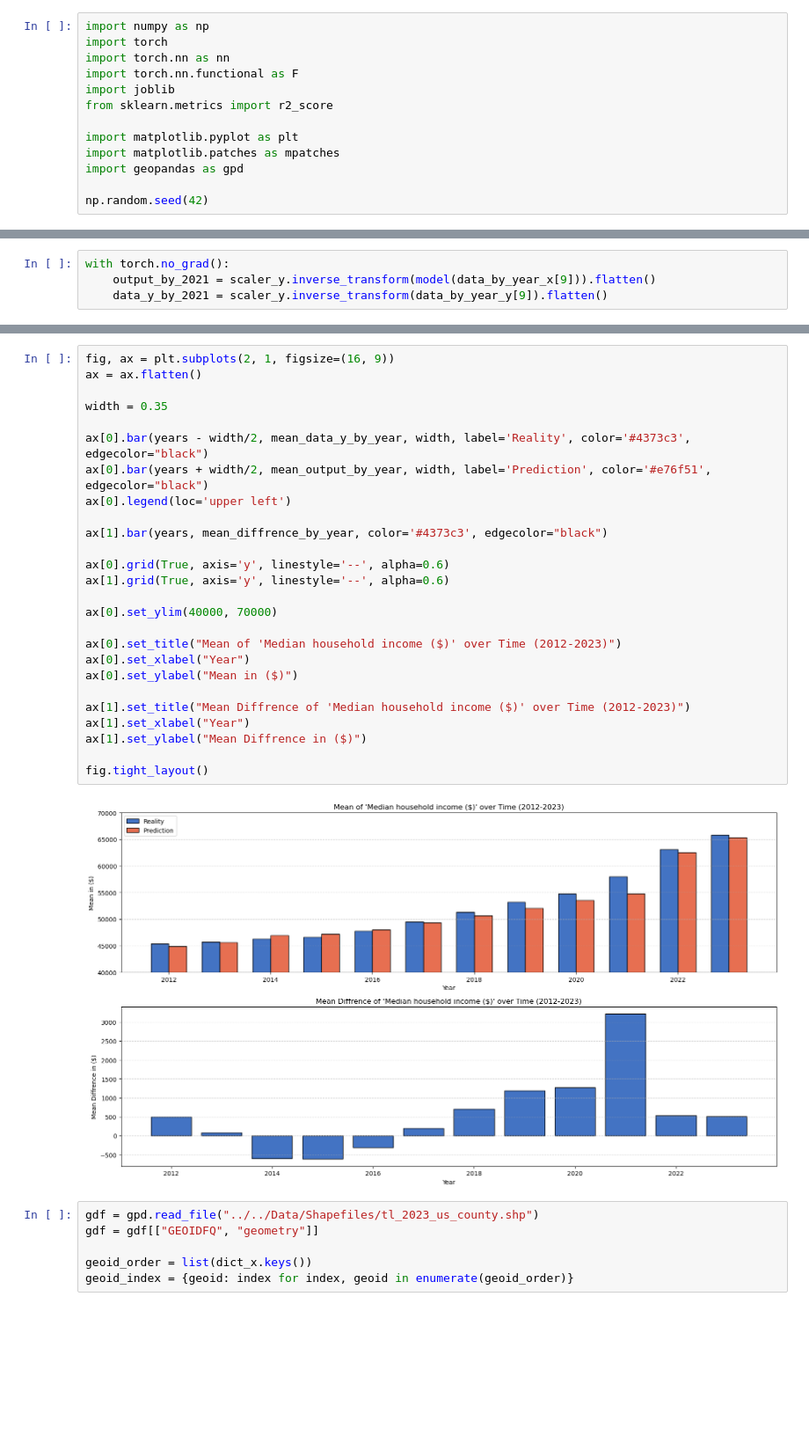
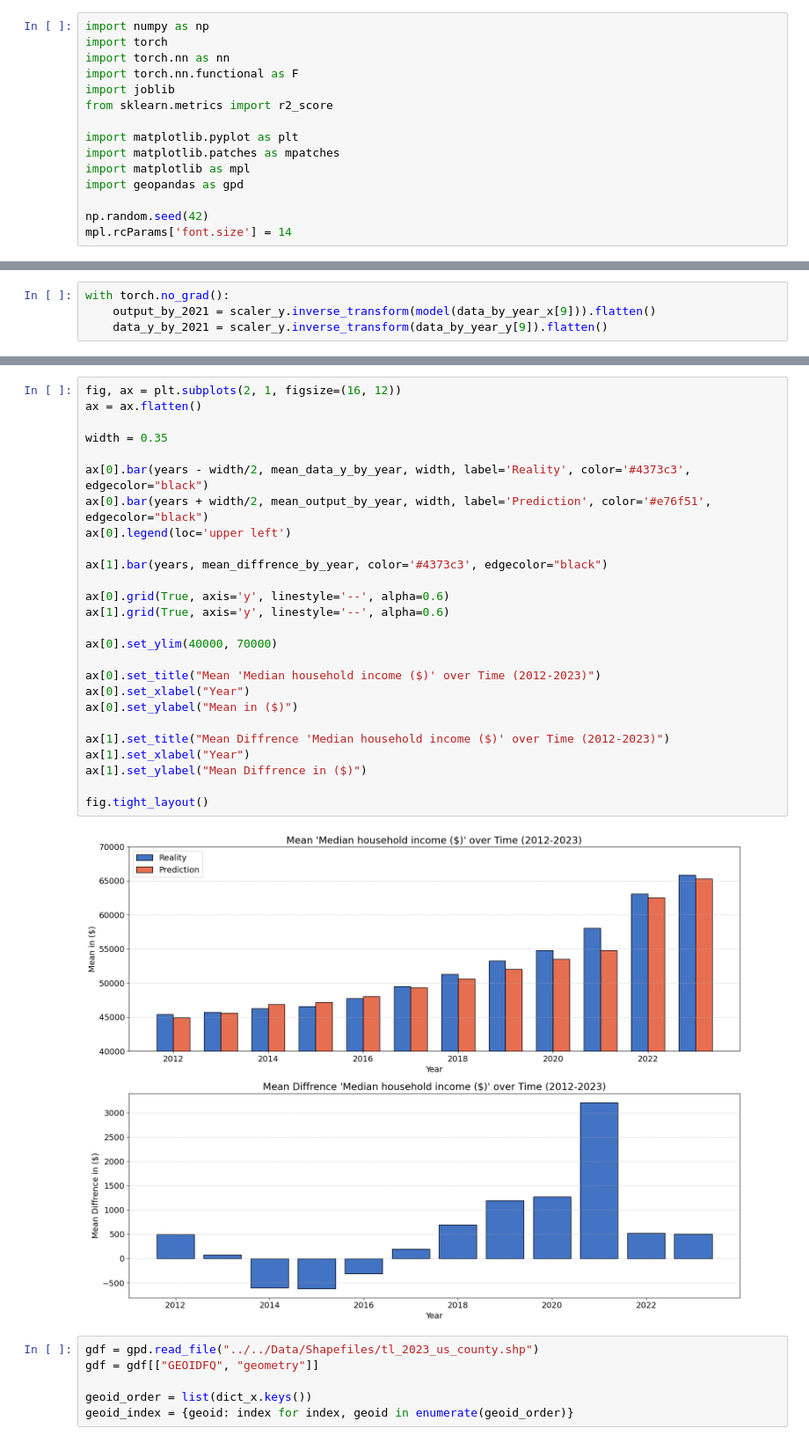
Before and after one commit to simon-0006/Data-Science-GESS---Group-Project, a Jupyter notebook: US_0/Analyse/Code/model_output.ipynb, the cells around one changed output, grey strips where cells are left out. Shown at 88% size. Saved outputs shown, nothing was run; the diff lists cells and outputs as text; blank space fills up the shorter version.

```diff
--- a/US_0/Analyse/Code/model_output.ipynb
+++ b/US_0/Analyse/Code/model_output.ipynb
@@ -8,9 +8,11 @@ from sklearn.metrics import r2_score
 
 import matplotlib.pyplot as plt
 import matplotlib.patches as mpatches
+import matplotlib as mpl
 import geopandas as gpd
 
 np.random.seed(42)
+mpl.rcParams['font.size'] = 14
 # %%
 loaded = np.load("../../Data/Data/data_x.npz", allow_pickle=True)
 dict_x = {key: loaded[key] for key in loaded.files}
@@ -179,31 +181,31 @@ fig.tight_layout()
 # %%
-fig, ax = plt.subplots(2, 1, figsize=(16, 9))
+fig, ax = plt.subplots(2, 1, figsize=(16, 12))
 ax = ax.flatten()
 
 width = 0.35
 
 ax[0].bar(years - width/2, mean_data_y_by_year, width, label='Reality', color='#4373c3', edgecolor="black")
 ax[0].bar(years + width/2, mean_output_by_year, width, label='Prediction', color='#e76f51', edgecolor="black")
 ax[0].legend(loc='upper left')
 
 ax[1].bar(years, mean_diffrence_by_year, color='#4373c3', edgecolor="black")
 
 ax[0].grid(True, axis='y', linestyle='--', alpha=0.6)
 ax[1].grid(True, axis='y', linestyle='--', alpha=0.6)
 
 ax[0].set_ylim(40000, 70000)
 
-ax[0].set_title("Mean of 'Median household income ($)' over Time (2012-2023)")
+ax[0].set_title("Mean 'Median household income ($)' over Time (2012-2023)")
 ax[0].set_xlabel("Year")
 ax[0].set_ylabel("Mean in ($)")
 
-ax[1].set_title("Mean Diffrence of 'Median household income ($)' over Time (2012-2023)")
+ax[1].set_title("Mean Diffrence 'Median household income ($)' over Time (2012-2023)")
 ax[1].set_xlabel("Year")
 ax[1].set_ylabel("Mean Diffrence in ($)")
 
 fig.tight_layout()
 # %% [output]
-[figure, old version]
+[figure, new version]
 # %%
 gdf = gpd.read_file("../../Data/Shapefiles/tl_2023_us_county.shp")
 gdf = gdf[["GEOIDFQ", "geometry"]]
```
Also changed, not shown: parts of 3 cells of this notebook, 2 other files.
